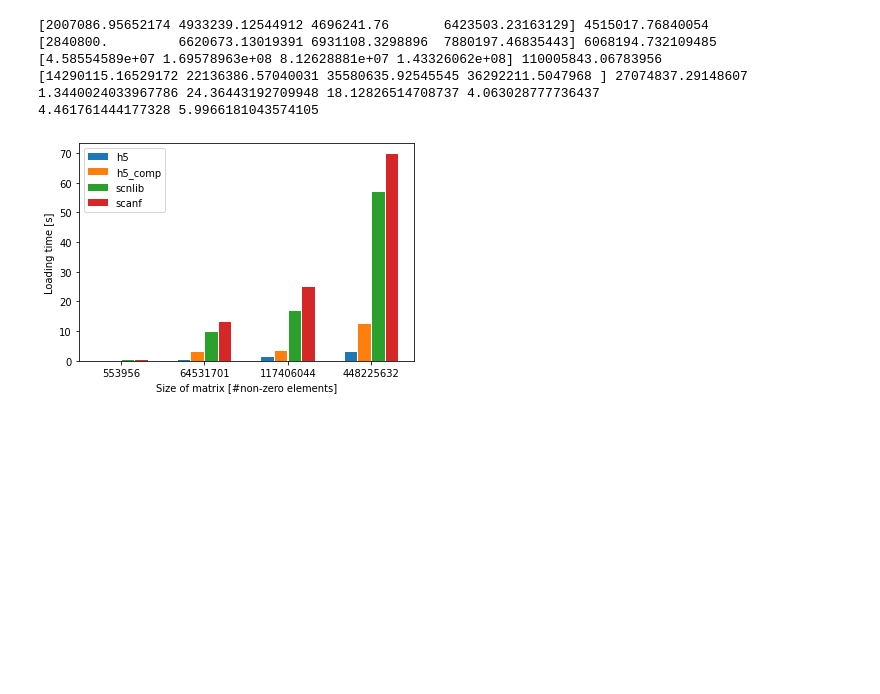
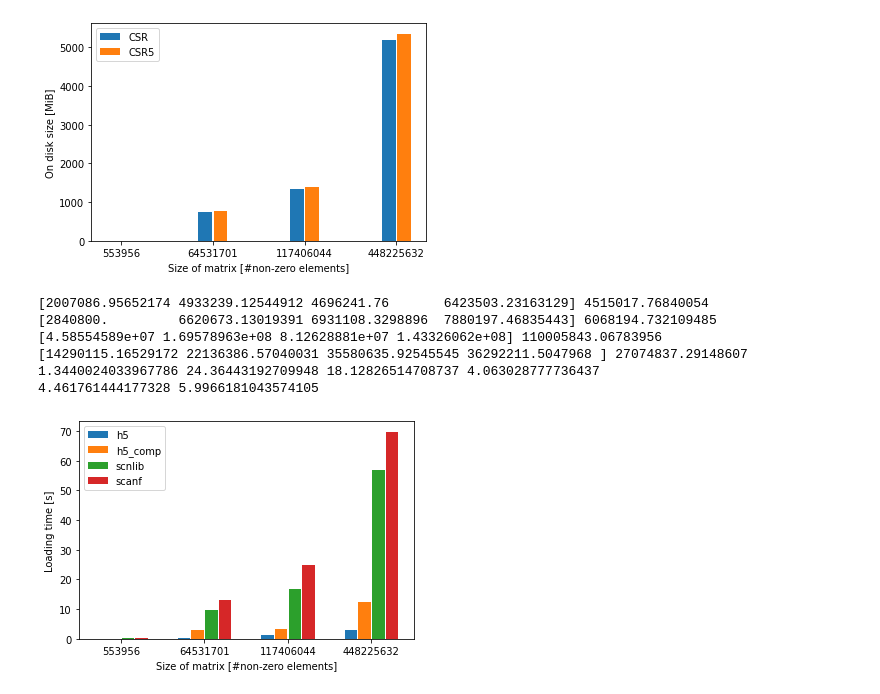
Before and after one commit to rurabori/diploma_research, a Jupyter notebook: scripts/data_analysis/graphs.ipynb, the cells around one changed output. Saved outputs shown, nothing was run; the diff lists cells and outputs as text; code cells hidden in the pictures; blank space fills up the shorter version.

```diff
--- a/scripts/data_analysis/graphs.ipynb
+++ b/scripts/data_analysis/graphs.ipynb
@@ -69,3 +76,19 @@ plt.show()
+# %%
+
+plt.bar(x_axis - first_col_off, h5_sizes, col_width, label='CSR')
+plt.bar(x_axis + first_col_off, h5_csr5_sizes, col_width, label='CSR5')
+
+plt.ylabel("On disk size [MiB]")
+
+plt.xticks(x_axis, sizes)
+plt.xlabel("Size of matrix [#non-zero elements]")
+
+plt.legend()
+
+plt.savefig('storage_sizes.png')
+plt.show()
+# %% [output]
+[figure, added]
 # %%
 scanf = np.array([0.276,
                   13.081,
```
Also changed, not shown: parts of 2 cells of this notebook, 1 other file.
